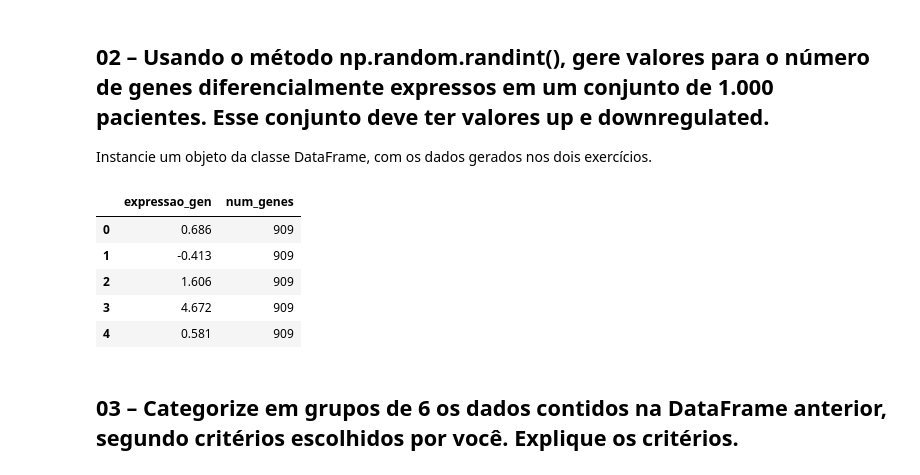
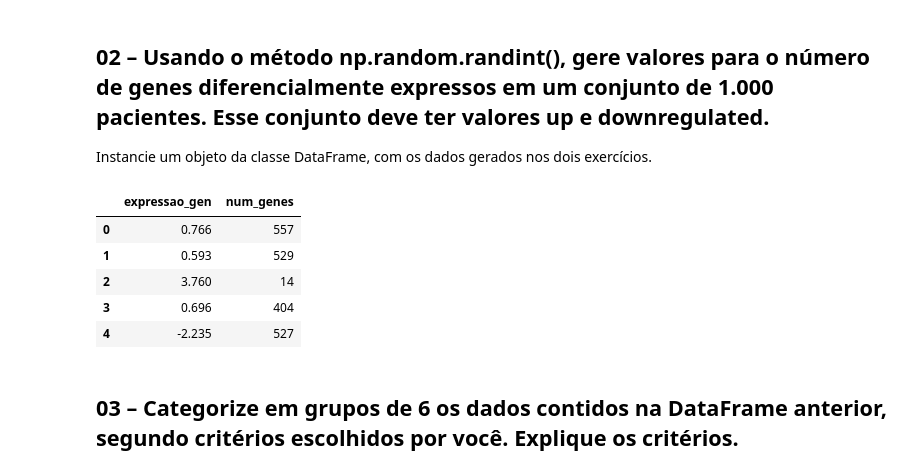
Before and after one commit to biancankusma/python_basico, a Jupyter notebook: 14-Variáveis_Quantitativas_2026-03-31.ipynb, the cells around one changed output. Saved outputs shown, nothing was run; the diff lists cells and outputs as text; code cells hidden in the pictures.

```diff
--- a/14-Variáveis_Quantitativas_2026-03-31.ipynb
+++ b/14-Variáveis_Quantitativas_2026-03-31.ipynb
@@ -33,27 +33,27 @@ Instancie um objeto da classe DataFrame, com os dados gerados nos dois exercíci
 # %%
 cont, disc = "expressao_gen", "num_genes"
 
 df2 = pd.DataFrame({
         cont: arr1,
-        disc: np.random.randint(1000)
+        disc: np.random.randint(0,1001,1000)
     },
 ).round(3)
 
 '''outra possibilidade seria:
 df2 = pd.DataFrame({
         "expressao_gen": arr1,
-        "num_genes": np.random.randint(1000)
+        "num_genes": np.random.randint(0,1001,1000)
     },
 ).round(3)'''
 
 df2.head()
 # %% [output]
 |  | expressao_gen | num_genes |
-| 0 | 0.686 | 909 |
-| 1 | -0.413 | 909 |
-| 2 | 1.606 | 909 |
-| 3 | 4.672 | 909 |
-| 4 | 0.581 | 909 |
+| 0 | 0.766 | 557 |
+| 1 | 0.593 | 529 |
+| 2 | 3.760 | 14 |
+| 3 | 0.696 | 404 |
+| 4 | -2.235 | 527 |
 # %% [markdown]
 ## 03 – Categorize em grupos de 6 os dados contidos na DataFrame anterior, segundo critérios escolhidos por você. Explique os critérios.
 # %% [markdown]
```
Also changed, not shown: parts of 18 cells of this notebook.
